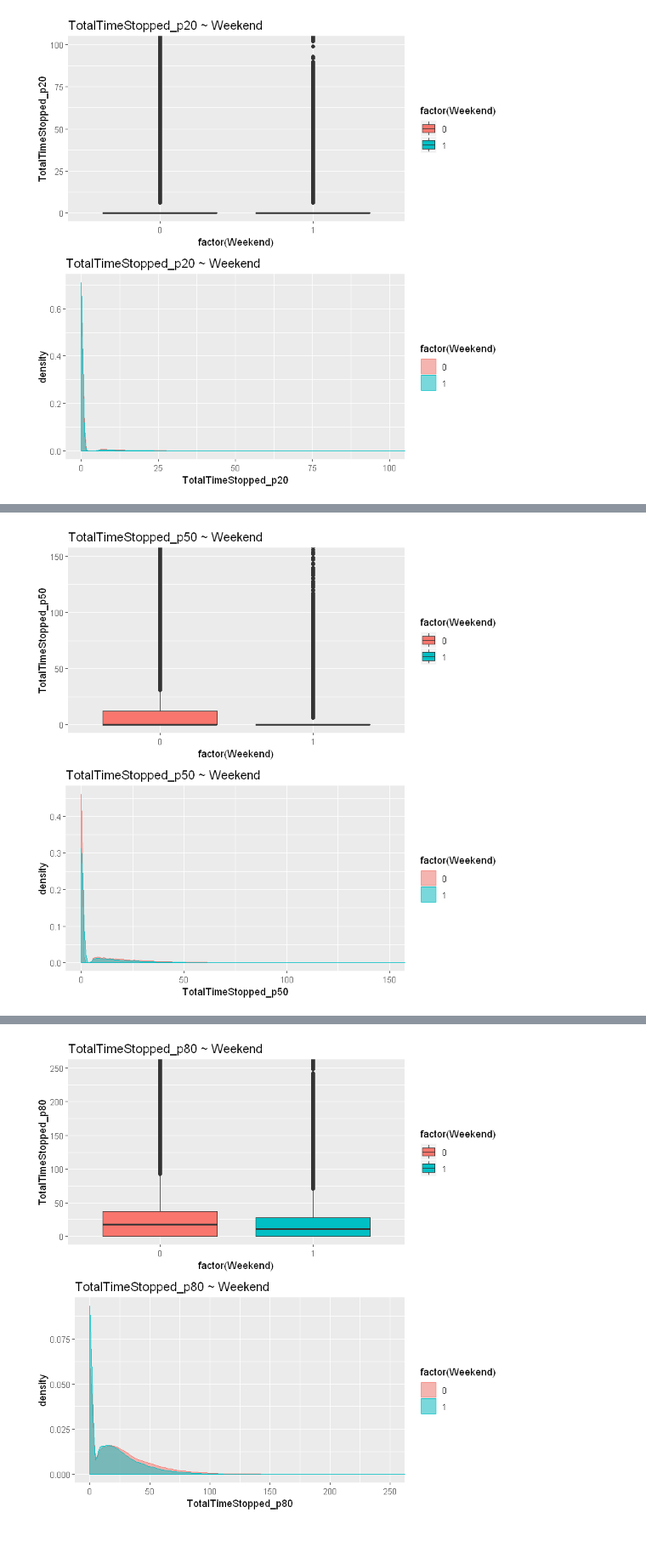
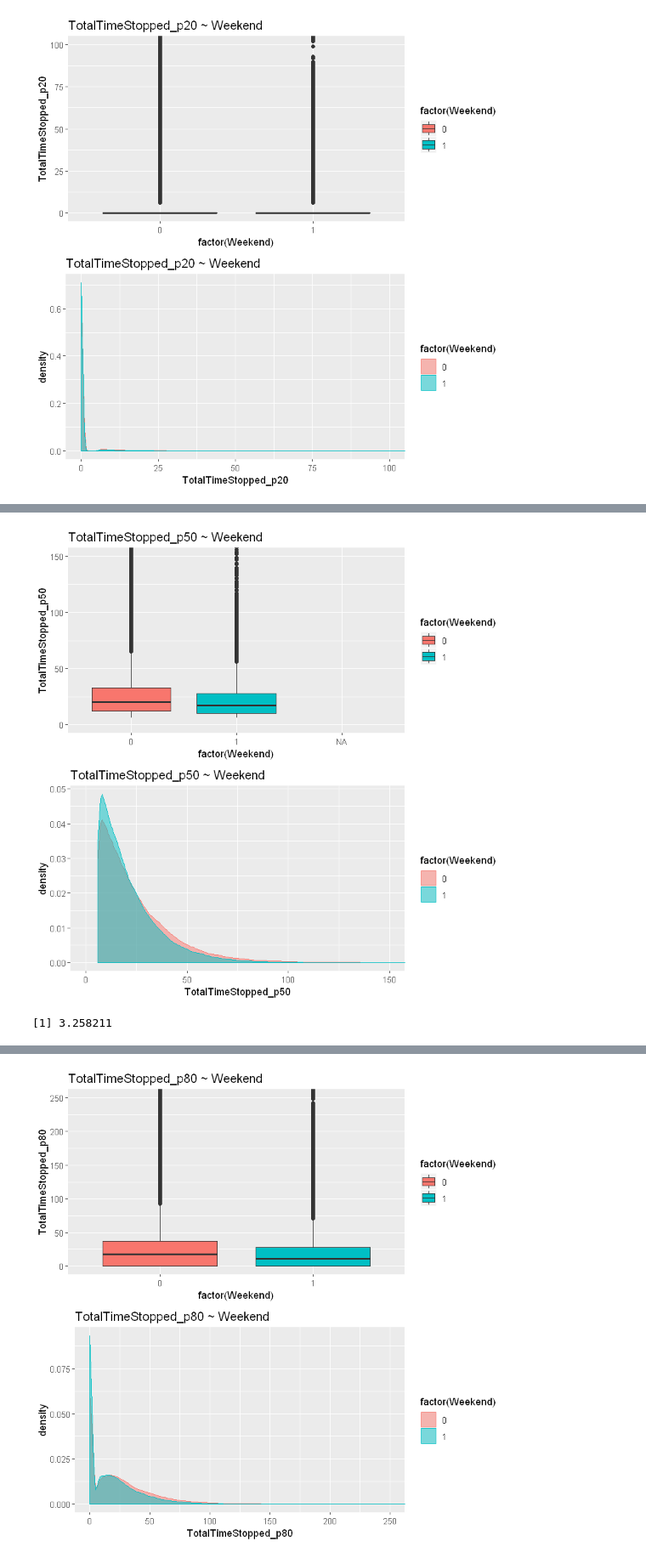
Before and after one commit to Haximilian/statistics447b, a Jupyter notebook: Statistics 447b Project - Adel.ipynb, the cells around one changed output, grey strips where cells are left out. Shown at 85% size. Drawn from its saved outputs; the diff is of its cells as text; code cells hidden in the pictures.

```diff
--- a/Statistics 447b Project - Adel.ipynb
+++ b/Statistics 447b Project - Adel.ipynb
@@ -97,6 +97,8 @@ ERROR: Error in tbl_vars(x): object 'weekend_data' not found
 sum(is.na(training))
 # %% [output]
 [1] 0
+# %%
+nozero_training <- training %>% filter(TotalTimeStopped_p50 > 0)
 # %%
 p1 <- ggplot(training, aes(x = TotalTimeStopped_p20)) + geom_histogram(fill = 'blue', bins = 50) +
   ggtitle('Histogram of TotalTimeStopped_p20') + coord_cartesian(xlim = c(0,50))
@@ -238,9 +273,9 @@ grid.arrange(p11,p12, ncol = 1)
 # %% [output]
 [figure]
 # %%
-p21 <- ggplot(training[train_rows,], aes(x = factor(Weekend), y = TotalTimeStopped_p50, fill = factor(Weekend))) +
+p21 <- ggplot(nozero_training[train_rows,], aes(x = factor(Weekend), y = TotalTimeStopped_p50, fill = factor(Weekend))) +
   geom_boxplot() + ggtitle('TotalTimeStopped_p50 ~ Weekend') + coord_cartesian(ylim = c(0,150))
-p22 <- ggplot(training[train_rows,], aes(x = TotalTimeStopped_p50, fill = factor(Weekend), color = factor(Weekend))) +
+p22 <- ggplot(nozero_training[train_rows,], aes(x = TotalTimeStopped_p50, fill = factor(Weekend), color = factor(Weekend))) +
   geom_density(alpha = 0.5) + coord_cartesian(xlim = c(0, 150)) + ggtitle('TotalTimeStopped_p50 ~ Weekend')
 
 grid.arrange(p21,p22, ncol = 1)
@@ -248 +286 @@ grid.arrange(p21,p22, ncol = 1)
-[figure, old version]
+[figure, new version]
@@ -248,0 +290,4 @@ grid.arrange(p21,p22, ncol = 1)
+# %%
+mean(weekday$TotalTimeStopped_p50) - mean(weekend$TotalTimeStopped_p50)
+# %% [output]
+[1] 3.258211
```
Also changed, not shown: parts of 26 cells of this notebook.
